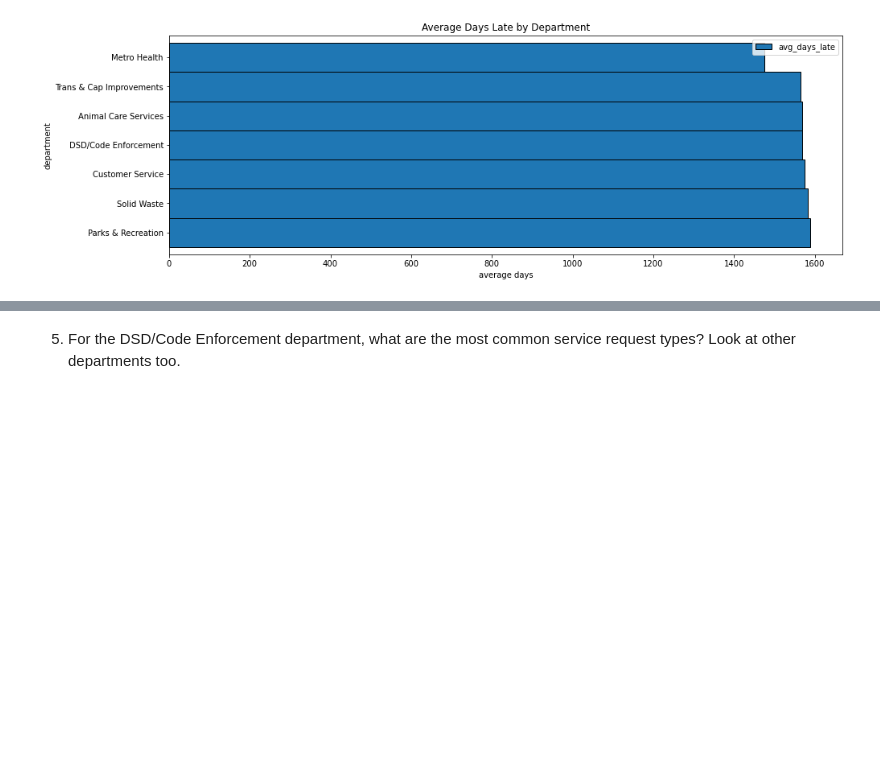
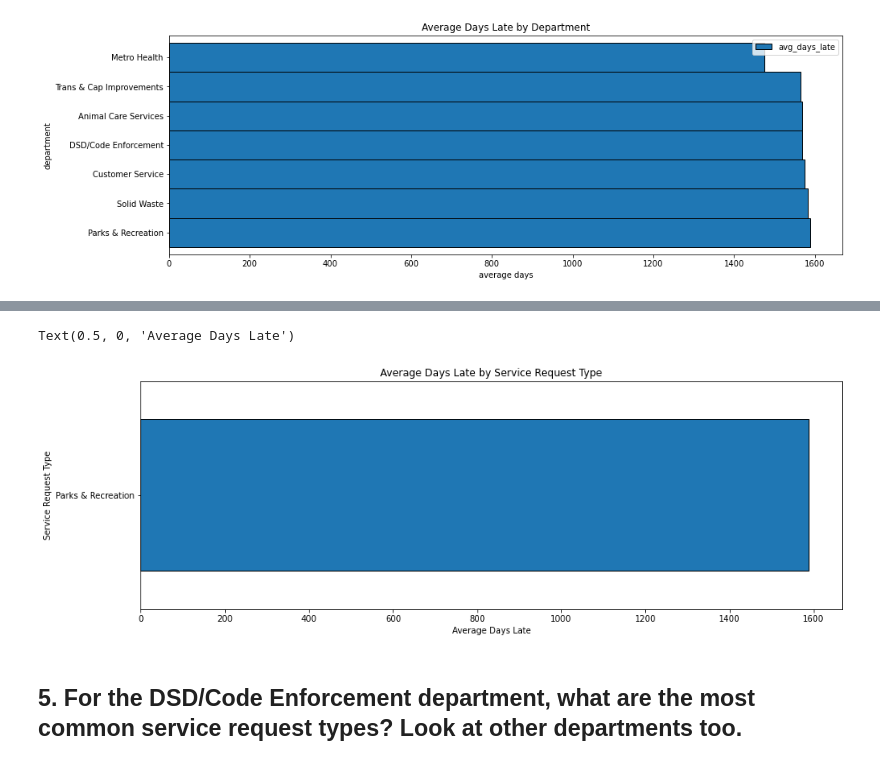
Before and after one commit to kanieladenis/distributed_ml, a Jupyter notebook: explore_exercises.ipynb, the cells around one changed output, grey strips where cells are left out. Saved outputs shown, nothing was run; the diff lists cells and outputs as text; code cells hidden in the pictures; blank space fills up the shorter version.

```diff
--- a/explore_exercises.ipynb
+++ b/explore_exercises.ipynb
@@ -241,2 +284,21 @@ Text(0.5, 0, 'Average Days Late')
+# %%
+(
+    df.filter(df.case_late == True)
+    .withColumn('days_late', datediff(current_timestamp(), df.case_due_date))
+    .filter(df.department == 'Parks & Recreation')
+    .groupby('department')
+    .agg(round(mean('days_late')).cast('int').alias('avg_days_late'))
+    .toPandas()
+    .set_index('department')['avg_days_late']
+    .sort_values(ascending=False)
+    .head(5)
+    .plot.barh(width=1, edgecolor='black', figsize=(15,5))
+)
+plt.title('Average Days Late by Service Request Type')
+plt.ylabel('Service Request Type')
+plt.xlabel('Average Days Late')
+# %% [output]
+Text(0.5, 0, 'Average Days Late')
+[figure, added]
 # %% [markdown]
-5. For the DSD/Code Enforcement department, what are the most common service request types? Look at other departments too.
+## 5. For the DSD/Code Enforcement department, what are the most common service request types? Look at other departments too.
```
Also changed, not shown: parts of 15 cells of this notebook.
